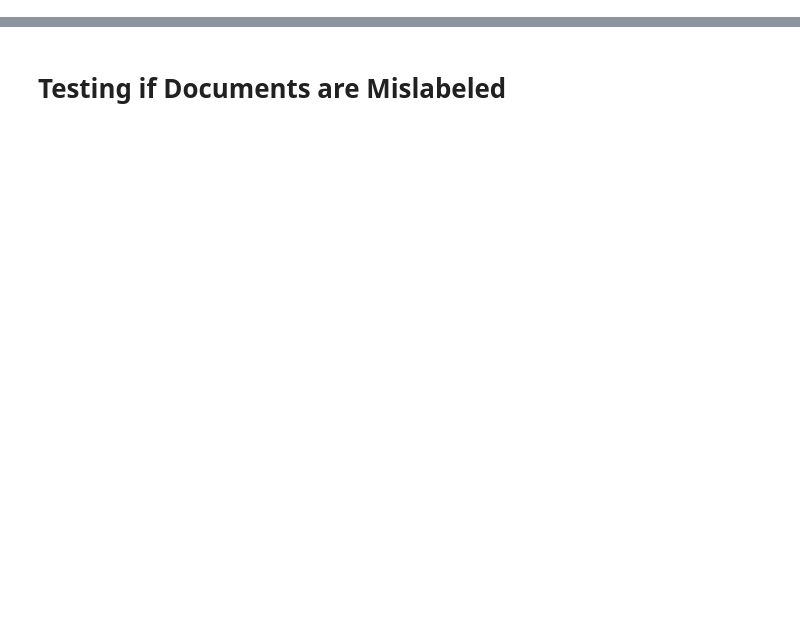
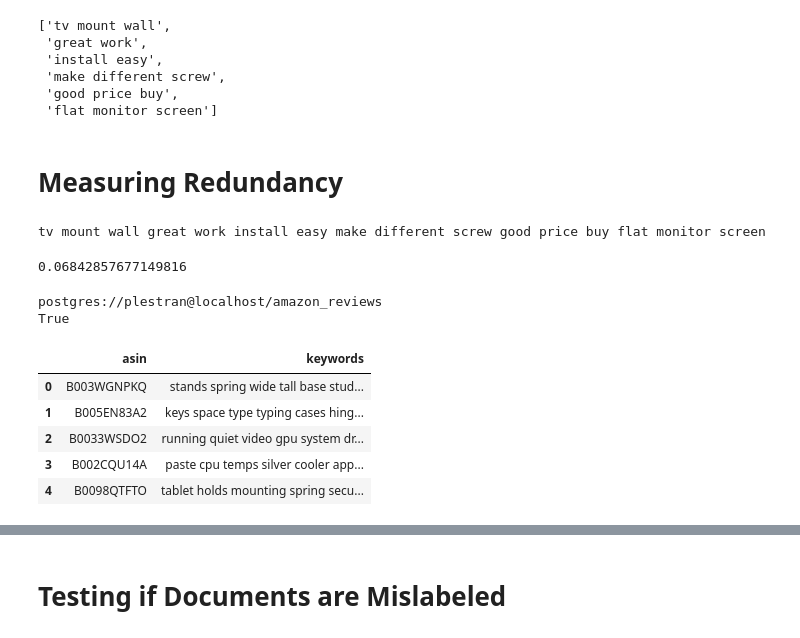
Before and after one commit to divya-chou/gefilter-fish, a Jupyter notebook: gefilter-fish-nmf.ipynb, the cells around one changed output, grey strips where cells are left out. Drawn from its saved outputs; the diff is of its cells as text; code cells hidden in the pictures; blank space fills up the shorter version.

```diff
--- a/gefilter-fish-nmf.ipynb
+++ b/gefilter-fish-nmf.ipynb
@@ -305,0 +317,19 @@ Vader: 0.338400
+# %%
+#------------------------------------------------------------------
+def unique(sequence):
+    '''get unique elements of list and keep the same order'''
+
+    seen = set()
+    return [x for x in sequence if not (x in seen or seen.add(x))]
+#------------------------------------------------------------------
+
+reviews = pd.read_csv('0972683275_reviews.csv')
+topics = unique(reviews['topic_words'])
+topics
+# %% [output]
+['tv mount wall',
+ 'great work',
+ 'install easy',
+ 'make different screw',
+ 'good price buy',
+ 'flat monitor screen']
@@ -305,0 +338,7 @@ Vader: 0.338400
+# %% [markdown]
+# Measuring Redundancy
+# %%
+topic_words = ' '.join(topic for topic in topics)
+print(topic_words)
+# %% [output]
+tv mount wall great work install easy make different screw good price buy flat monitor screen
@@ -305,0 +356,26 @@ Vader: 0.338400
+# %%
+def lemmatize(string):
+    tokens = parser(string)
+    lemmas = []
+    for token in tokens:
+        lemmas.append(token.lemma_.lower().strip())
+
+    return ' '.join(lemma for lemma in lemmas)
+
+string = 'install mounting inch mounted screws stud installation installed instructions mounts move hardware holes bolts bedroom plate samsung'
+lemmas = lemmatize(string)
+print(redundancy(lemmas))
+# %% [output]
+0.06842857677149816
+# %%
+dbname = 'amazon_reviews'
+username = 'plestran'
+engine = create_engine('postgres://%s@localhost/%s'%(username,dbname))
+print(engine.url)
+## create a database (if it doesn't exist)
+if not database_exists(engine.url):
+    create_database(engine.url)
+print(database_exists(engine.url))
+# %% [output]
+postgres://plestran@localhost/amazon_reviews
+True
@@ -305,0 +385,10 @@ Vader: 0.338400
+# %%
+keyword_df = pd.read_csv('asin_keywords/asin_keywords.txt.1')
+keyword_df.head()
+# %% [output]
+|  | asin | keywords |
+| 0 | B003WGNPKQ | stands spring wide tall base stud... |
+| 1 | B005EN83A2 | keys space type typing cases hing... |
+| 2 | B0033WSDO2 | running quiet video gpu system dr... |
+| 3 | B002CQU14A | paste cpu temps silver cooler app... |
+| 4 | B0098QTFTO | tablet holds mounting spring secu... |
```
Also changed, not shown: parts of 23 cells of this notebook, 8 other files.
